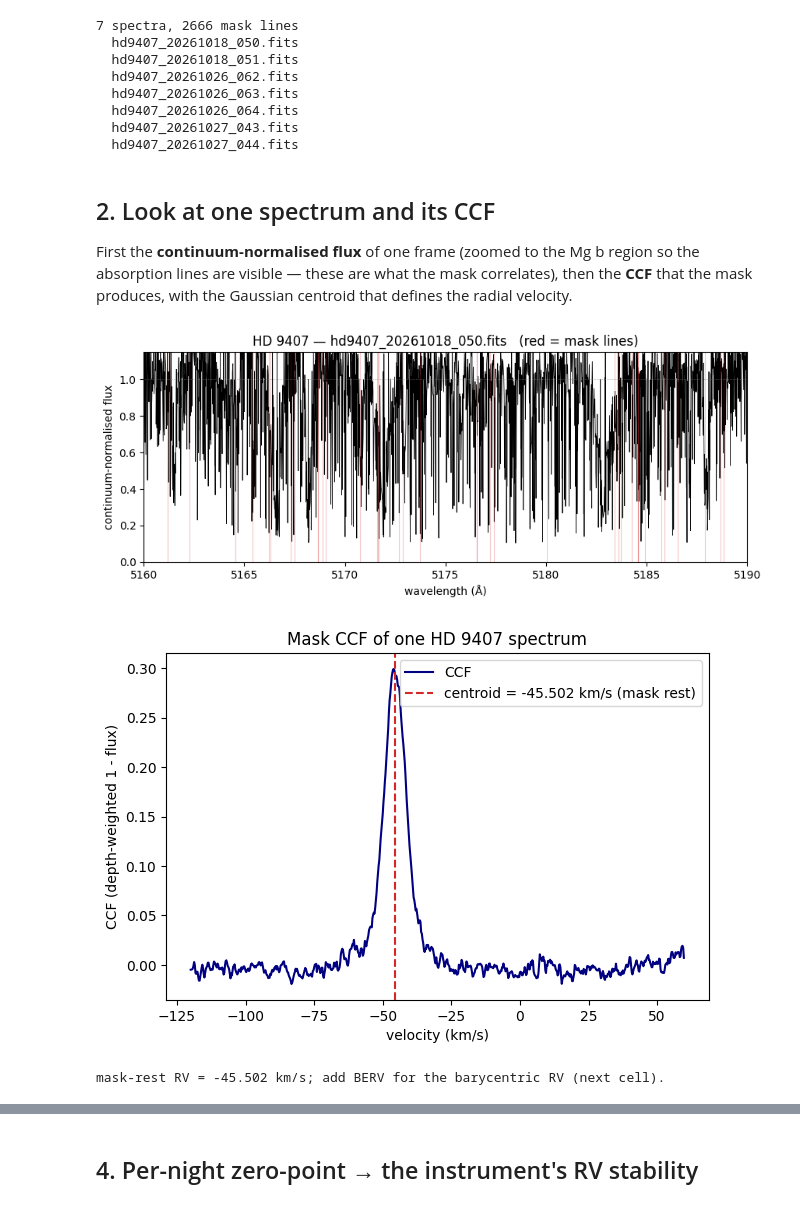
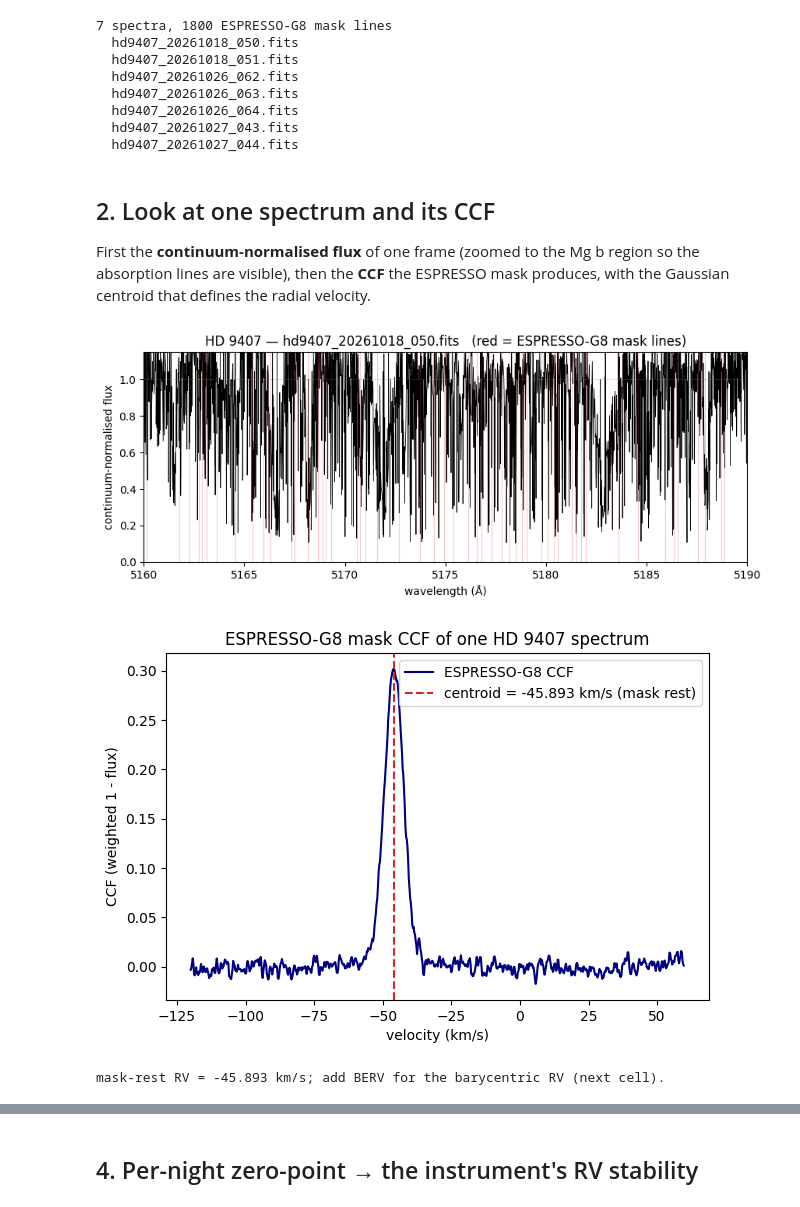
Before and after one commit to wangxianyu7/gamse, a Jupyter notebook: tutorial/end2end_ccf_rv.ipynb, the cells around one changed output, grey strips where cells are left out. Drawn from its saved outputs; the diff is of its cells as text; code cells hidden in the pictures.

```diff
--- a/tutorial/end2end_ccf_rv.ipynb
+++ b/tutorial/end2end_ccf_rv.ipynb
@@ -37,14 +41,14 @@ with the 6270–6359 Å O₂ telluric band removed.
 # %%
-DATA = 'data'
+DATA  = 'data'
 files = sorted(glob.glob(os.path.join(DATA, 'hd9407_*.fits')))
-mask  = read_mask(os.path.join(DATA, 'mask_GK.txt'))
+mask  = read_mask(os.path.join(DATA, 'ESPRESSO_G8.fits'))   # ESPRESSO G8, air
 coord = SkyCoord('01:34:33.0 +68:56:53', unit=(u.hourangle, u.deg))  # HD 9407
 
-print(len(files), 'spectra,', len(mask[0]), 'mask lines')
+print(len(files), 'spectra,', len(mask[0]), 'ESPRESSO-G8 mask lines')
 for f in files:
     print(' ', os.path.basename(f))
 # %% [output]
-7 spectra, 2666 mask lines
+7 spectra, 1800 ESPRESSO-G8 mask lines
   hd9407_20261018_050.fits
   hd9407_20261018_051.fits
   hd9407_20261026_062.fits
@@ -56,48 +60,39 @@ for f in files:
 ## 2. Look at one spectrum and its CCF
 
 First the **continuum-normalised flux** of one frame (zoomed to the Mg b region
-so the absorption lines are visible — these are what the mask correlates), then
-the **CCF** that the mask produces, with the Gaussian centroid that defines the
-radial velocity.
+so the absorption lines are visible), then the **CCF** the ESPRESSO mask produces,
+with the Gaussian centroid that defines the radial velocity.
 # %%
-sp = read_spectrum(files[0])      # continuum-normalised flux (wave, flux, err)
+sp = read_spectrum(files[0])
 mwl, mwt = mask
 
 fig, ax = plt.subplots(figsize=(10, 3.5))
 ax.plot(sp['wave'], sp['flux'], lw=0.6, color='k')
-# mark mask lines in the window
-sel = (mwl > 5160) & (mwl < 5190)
-for w0 in mwl[sel]:
+for w0 in mwl[(mwl > 5160) & (mwl < 5190)]:
     ax.axvline(w0, color='tab:red', alpha=0.25, lw=0.8)
 ax.axhline(1.0, color='gray', lw=0.5, ls=':')
-ax.set_xlim(5160, 5190)        # Mg b triplet region
-ax.set_ylim(0.0, 1.15)
-ax.set_xlabel('wavelength (Å)')
-ax.set_ylabel('continuum-normalised flux')
-ax.set_title('HD 9407 — %s   (red = mask lines)' % os.path.basename(files[0]))
+ax.set_xlim(5160, 5190); ax.set_ylim(0.0, 1.15)
+ax.set_xlabel('wavelength (Å)'); ax.set_ylabel('continuum-normalised flux')
+ax.set_title('HD 9407 — %s   (red = ESPRESSO-G8 mask lines)' % os.path.basename(files[0]))
 plt.show()
 # %% [output]
-[figure, old version]
+[figure, new version]
 # %%
 vgrid = np.arange(-120.0, 60.0, 0.25)
 ccf = compute_ccf(sp['wave'], sp['flux'], mwl, mwt, vgrid)
 rv_rest, rv_err = rv_gauss(vgrid, ccf)   # mask-rest centroid (km/s)
 
-# Gaussian model for display
-v0 = vgrid[np.argmax(ccf)]
 fig, ax = plt.subplots(figsize=(7, 4.5))
-ax.plot(vgrid, ccf, color='navy', lw=1.5, label='CCF')
+ax.plot(vgrid, ccf, color='navy', lw=1.5, label='ESPRESSO-G8 CCF')
 ax.axvline(rv_rest, color='tab:red', ls='--',
            label='centroid = %.3f km/s (mask rest)' % rv_rest)
-ax.set_xlabel('velocity (km/s)')
-ax.set_ylabel('CCF (depth-weighted 1 - flux)')
-ax.set_title('Mask CCF of one HD 9407 spectrum')
-ax.legend()
-plt.show()
+ax.set_xlabel('velocity (km/s)'); ax.set_ylabel('CCF (weighted 1 - flux)')
+ax.set_title('ESPRESSO-G8 mask CCF of one HD 9407 spectrum')
+ax.legend(); plt.show()
 print('mask-rest RV = %.3f km/s; add BERV for the barycentric RV (next cell).' % rv_rest)
 # %% [output]
-[figure, old version]
+[figure, new version]
-mask-rest RV = -45.502 km/s; add BERV for the barycentric RV (next cell).
+mask-rest RV = -45.893 km/s; add BERV for the barycentric RV (next cell).
 # %% [markdown]
 ## 3. One call: all spectra → barycentric RVs
 
```
Also changed, not shown: parts of 8 cells of this notebook, 9 other files.
